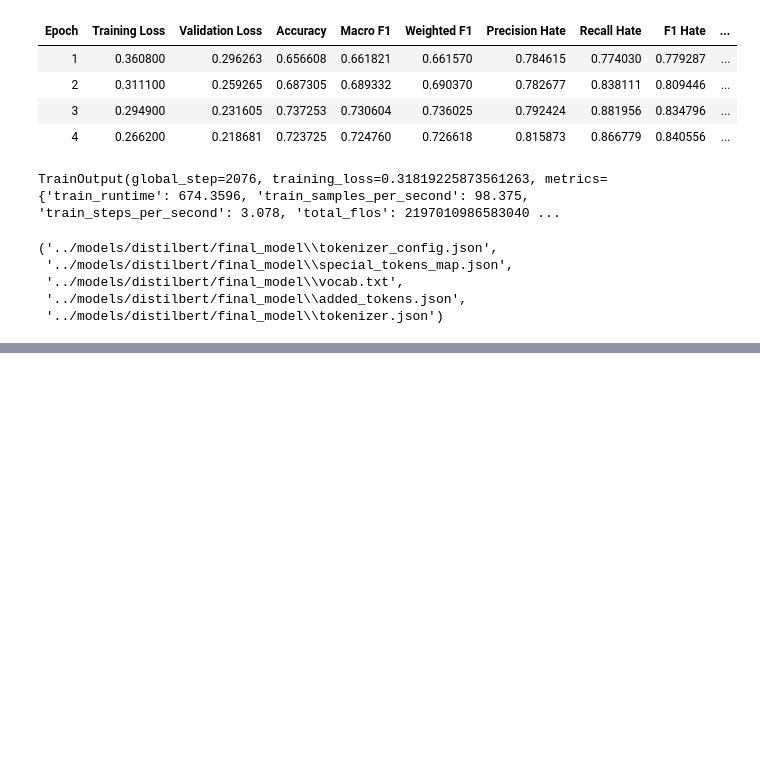
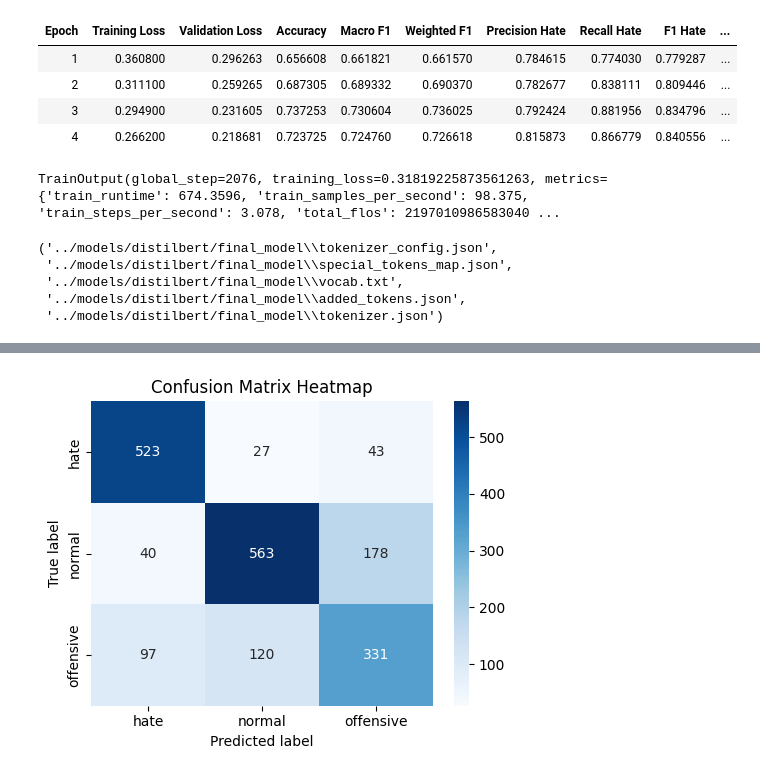
Before and after one commit to idk-jatin/Xai-moderator, a Jupyter notebook: notebooks/distilbert.ipynb, the cells around one changed output, grey strips where cells are left out. Saved outputs shown, nothing was run; the diff lists cells and outputs as text; code cells hidden in the pictures; blank space fills up the shorter version.

```diff
--- a/notebooks/distilbert.ipynb
+++ b/notebooks/distilbert.ipynb
@@ -261,0 +288,21 @@ tokenizer.save_pretrained("../models/distilbert/final_model")
+# %%
+cm = confusion_matrix(y_true, y_pred,labels=[0,1,2])
+cm_df = pd.DataFrame(cm, index=["hatespeech", "normal", "offensive"], columns=["hatespeech", "normal", "offensive"])
+cm_df.to_csv("../results/distilbert/confusion_matrix.csv")
+plt.figure(figsize=(5,4))
+sns.heatmap(
+    cm,
+    annot=True,
+    fmt="d",
+    cmap="Blues",
+    xticklabels=["hate","normal","offensive"],
+    yticklabels=["hate","normal","offensive"]
+)
+
+plt.xlabel("Predicted label")
+plt.ylabel("True label")
+plt.title("Confusion Matrix Heatmap")
+plt.tight_layout()
+plt.show()
+# %% [output]
+[figure, added]
```
Also changed, not shown: parts of 10 cells of this notebook, 5 other files.
